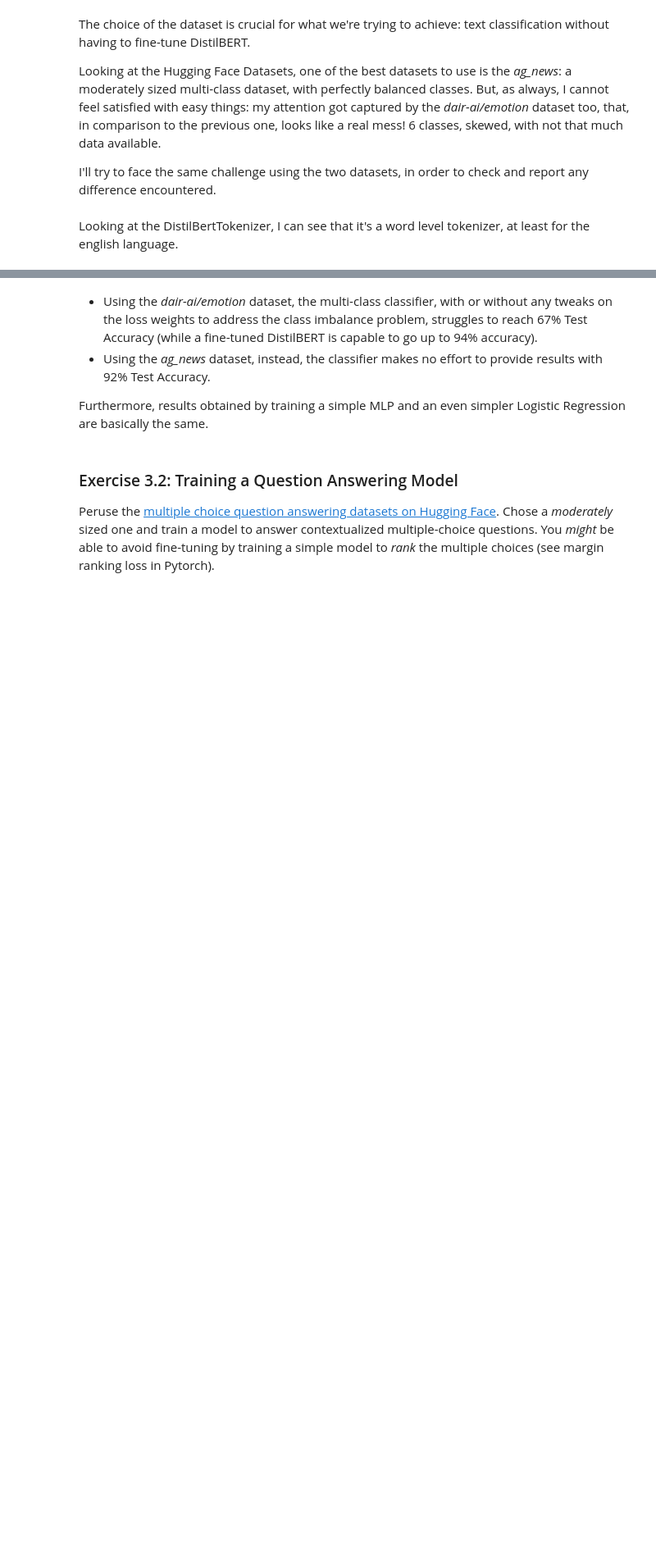
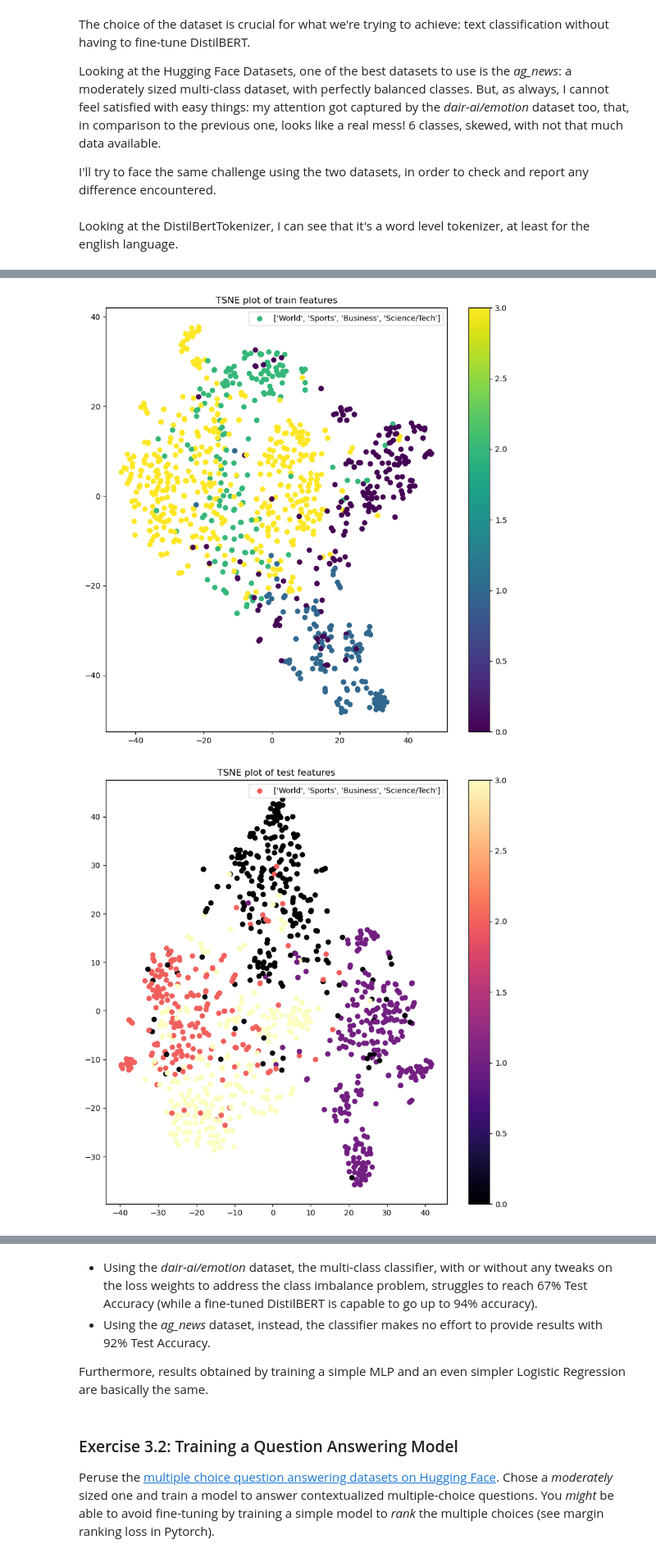
Before and after one commit to giovancombo/DLA-Labs, a Jupyter notebook: lab2/Lab2.ipynb, the cells around one changed output, grey strips where cells are left out. Shown at 82% size. Saved outputs shown, nothing was run; the diff lists cells and outputs as text; code cells hidden in the pictures; blank space fills up the shorter version.

Commit message:
Added images and cleaned scripts for Lab2

```diff
--- a/lab2/Lab2.ipynb
+++ b/lab2/Lab2.ipynb
@@ -229,7 +345,7 @@ There are a lot of ways we can, given a *prompt* in input, sample text from a GP
 **Note**: The default inference mode for GPT2 is *greedy* which might not result in satisfying generated text. Look at the `do_sample` and `temperature` parameters.
 # %%
 # Saving configuration
-save_generation = False
+save_generation = True
 folder = '2_textgeneration'
 
 # We can even ask the user to input a text prompt
@@ -307,19 +423,25 @@ Peruse the [text classification datasets on Hugging Face](https://huggingface.co
 **Note**: A good first baseline for this problem is certainly to use an LLM *exclusively* as a feature extractor and then train a shallow model.
 # %%
 # Imports and dependencies
+import itertools
+import os
+
 import torch
 import torch.nn as nn
 from datasets import load_dataset
 from transformers import DistilBertTokenizer, DistilBertModel
 from sklearn.linear_model import LogisticRegression
-from sklearn.metrics import accuracy_score, f1_score, precision_score, recall_score
+from sklearn.metrics import accuracy_score, f1_score, precision_score, recall_score, confusion_matrix
+import matplotlib.pyplot as plt
+from sklearn.manifold import TSNE
 
 from utils import *
 from shallowclf import *
 
 # Generalizing code for handling different datasets and models
 datasets = ['ag_news', 'dair-ai/emotion']
-dataset_name = datasets[1]
+dataset_name = datasets[0]
+labels = ["World", "Sports", "Business", "Science/Tech"] if dataset_name == datasets[0] else ["sadness", "joy", "love", "anger", "fear", "surprise"]
 pretrained_model = 'distilbert-base-uncased'
 
 # Features Extraction from the dataset (to be done only the first time: following times we can load the saved features)
@@ -430,0 +563,21 @@ Prediction completed!
+# %%
+tsne_train = TSNE(n_components = 2, random_state = 1492).fit_transform(train_features[:1000])
+plt.figure(figsize = (10, 10))
+plt.scatter(tsne_train[:, 0], tsne_train[:, 1], c = train_labels[:1000], label = labels, cmap = "viridis")
+plt.title(f"TSNE plot of train features for {dataset_name} Classification")
+plt.colorbar()
+plt.legend()
+plt.savefig(f'images/{dataset_name}-tsne_train.png')
+plt.show()
+
+tsne_val = TSNE(n_components = 2, random_state = 1492).fit_transform(test_features[:1000])
+plt.figure(figsize = (10, 10))
+plt.scatter(tsne_val[:, 0], tsne_val[:, 1], c = test_labels[:1000], label = labels, cmap = "magma")
+plt.title(f"TSNE plot of test features for {dataset_name} Classification")
+plt.colorbar()
+plt.legend()
+plt.savefig(f'images/{dataset_name}-tsne_val.png')
+plt.show()
+# %% [output]
+[figure, added]
+[figure, added]
```
Also changed, not shown: parts of 15 cells of this notebook, 12 other files.
